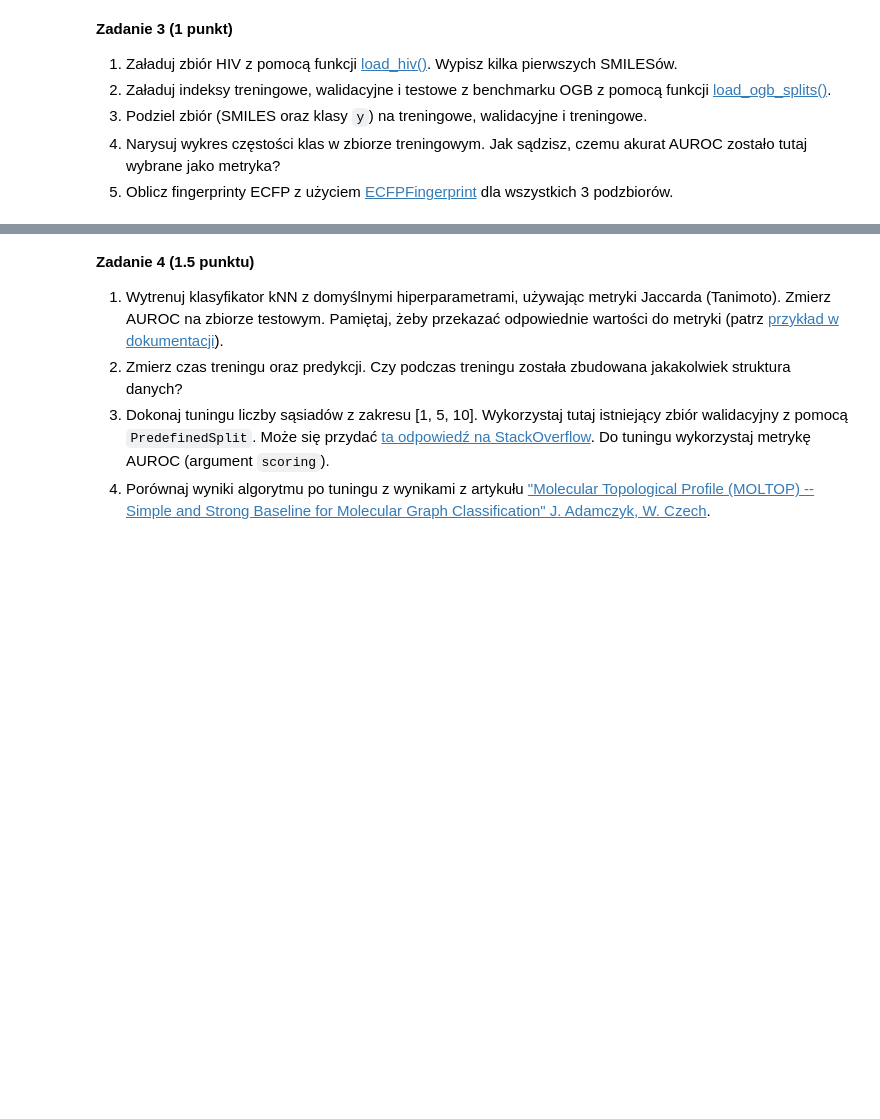
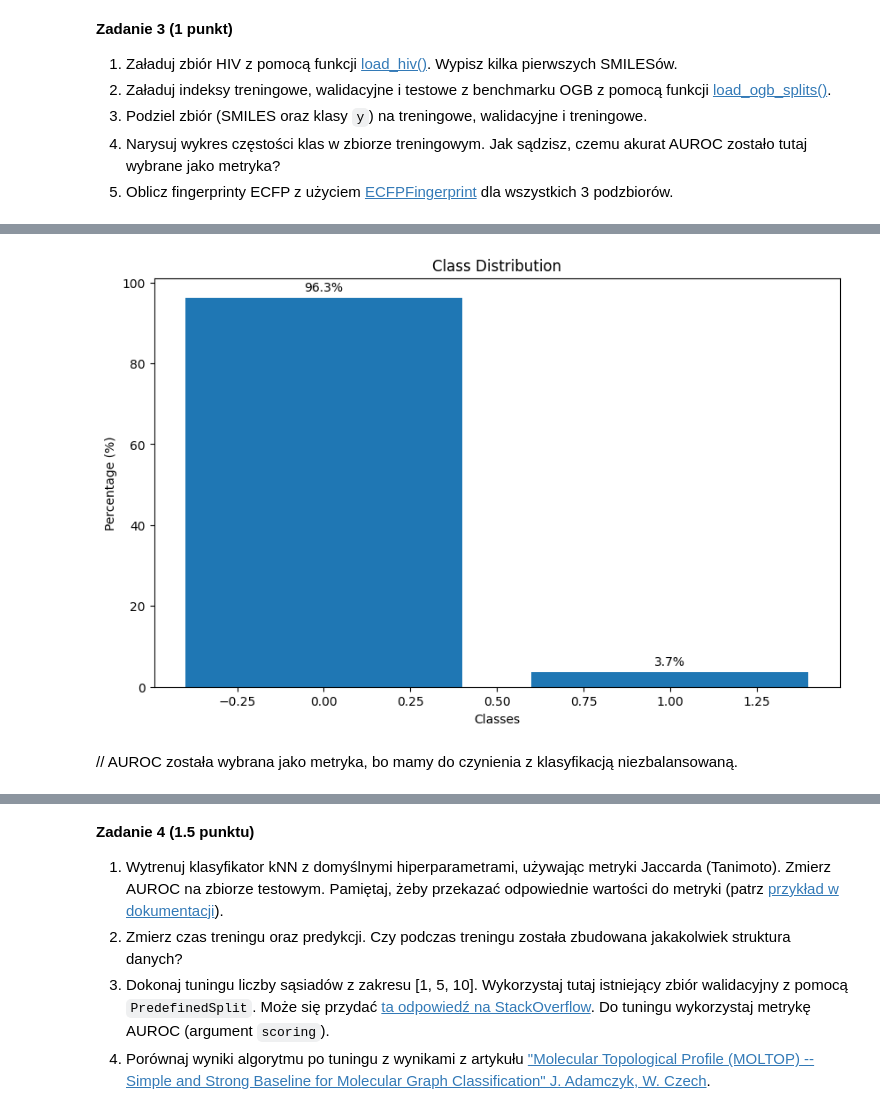
Before and after one commit to Galaktikkon/FML, a Jupyter notebook: lab2/notebook.ipynb, the cells around one changed output, grey strips where cells are left out. Drawn from its saved outputs; the diff is of its cells as text; code cells hidden in the pictures; blank space fills up the shorter version.

```diff
--- a/lab2/notebook.ipynb
+++ b/lab2/notebook.ipynb
@@ -298,3 +505,9 @@ Jako że zbiór jest binarny, to nie ma potrzeby żadnego skalowania zmiennych.
 3. Podziel zbiór (SMILES oraz klasy `y`) na treningowe, walidacyjne i treningowe.
 4. Narysuj wykres częstości klas w zbiorze treningowym. Jak sądzisz, czemu akurat AUROC zostało tutaj wybrane jako metryka?
 5. Oblicz fingerprinty ECFP z użyciem [ECFPFingerprint](https://scikit-fingerprints.github.io/scikit-fingerprints/modules/generated/skfp.fingerprints.ECFPFingerprint.html#skfp.fingerprints.ECFPFingerprint) dla wszystkich 3 podzbiorów.
+# %%
+from skfp.datasets.moleculenet import load_hiv
+
+# Ad 1
+df = load_hiv(as_frame=True)
+df.head()
@@ -300,0 +521,24 @@ Jako że zbiór jest binarny, to nie ma potrzeby żadnego skalowania zmiennych.
+# %%
+# Ad 2
+from skfp.datasets.moleculenet import load_ogb_splits
+train_indices, valid_indices, test_indices = load_ogb_splits(dataset_name="HIV", as_dict=False)
+# %%
+# Ad 3
+train_dataset = df.iloc[train_indices]
+X_train_smiles, y_train = train_dataset['SMILES'], train_dataset['label']
+
+valid_dataset = df.iloc[valid_indices]
+X_valid_smiles, y_valid = valid_dataset['SMILES'], valid_dataset['label']
+
+test_dataset = df.iloc[test_indices]
+X_test_smiles, y_test = test_dataset['SMILES'], test_dataset['label']
+# %%
+# Ad 4
+class_names = y_train.unique()
+class_counts = y_train.value_counts(normalize=True) * 100
+
+plot_class_frequency(class_names, class_counts)
+# %% [output]
+[figure, added]
+# %% [markdown]
+// AUROC została wybrana jako metryka, bo mamy do czynienia z klasyfikacją niezbalansowaną.
```
Also changed, not shown: parts of 43 cells of this notebook, 1 other file.
